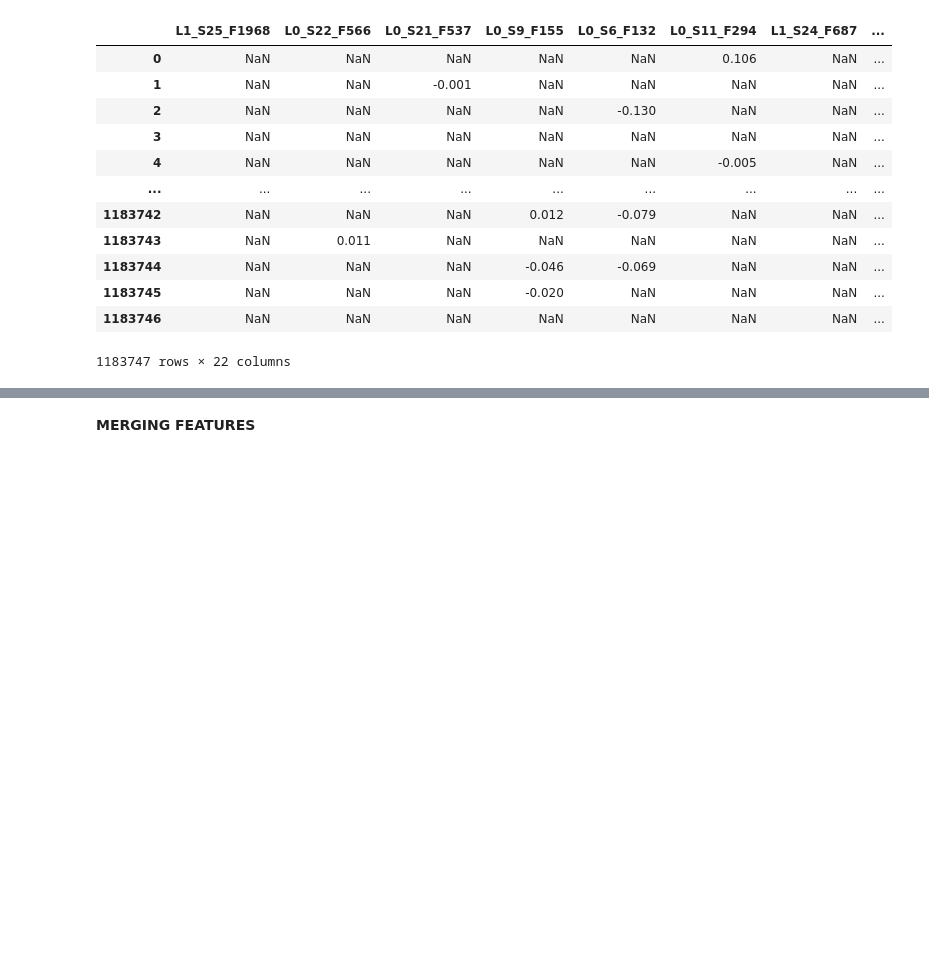
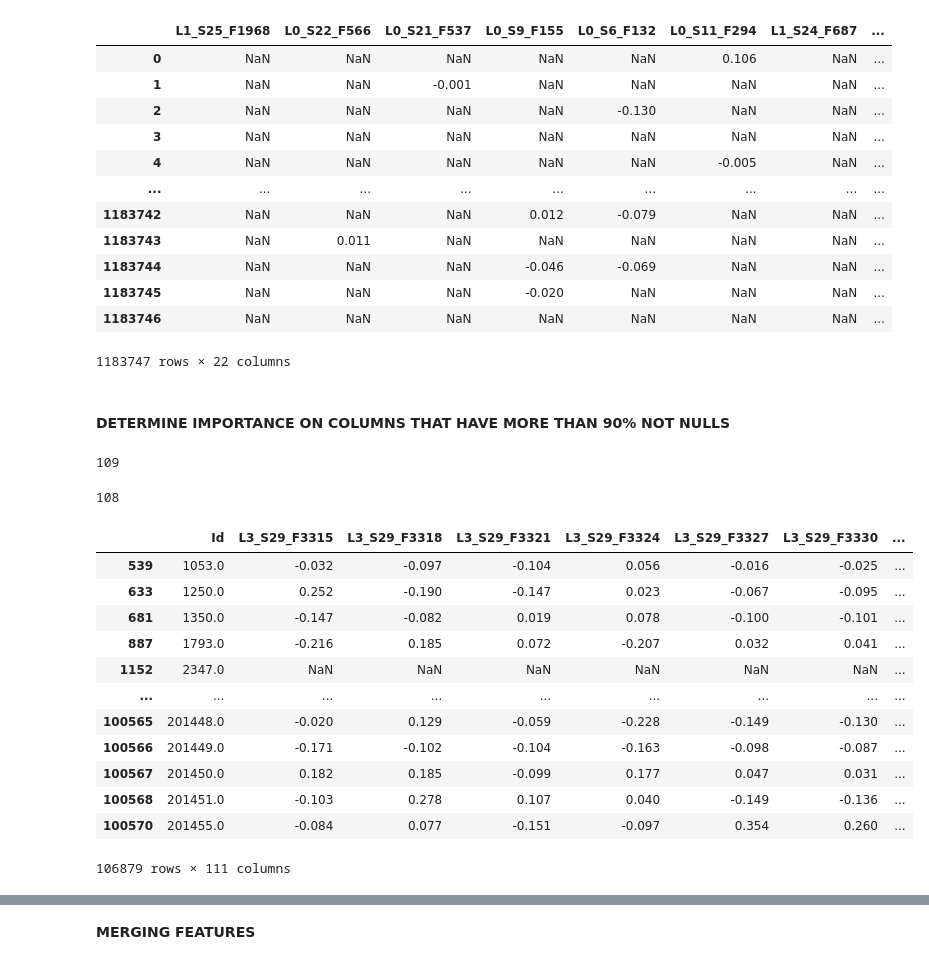
Before and after one commit to DraganaNikolova/AnomalyDetection, a Jupyter notebook: Preprocessing.ipynb, the cells around one changed output, grey strips where cells are left out. Cells and saved outputs as stored; diff of their text form; code cells hidden in the pictures; blank space fills up the shorter version.

```diff
--- a/Preprocessing.ipynb
+++ b/Preprocessing.ipynb
@@ -946,3 +946,51 @@ df = df.rename(columns={"0": "categorical_0", "1": "categorical_1", "2": "catego
 # %%
 df.columns = df.columns.astype(str)
 df.to_pickle("features_v2.pkl")
+# %% [markdown]
+#### DETERMINE IMPORTANCE ON COLUMNS THAT HAVE MORE THAN 90% NOT NULLS
+# %%
+import pandas as pd
+# columns without the columns containing 99% nulls and which not nulls don't have response 1 (defects)
+train_numerical = pd.read_pickle("train_numerical_processed.pkl")
+# Do not merge features that have more than 90%
+not_null = []
+for column in train_numerical.columns:
+    if train_numerical[column].notnull().sum() > 1065372:
+        not_null.append(column)
+print(len(not_null))
+
+train_numerical_defect = train_numerical[train_numerical['Response']==1]
+train_numerical_non_defect = train_numerical[train_numerical['Response']==0][0:100000]
+train_numerical = pd.concat([train_numerical_defect, train_numerical_non_defect])
+# %% [output]
+109
+# %%
+import numpy as np
+valid = []
+for column in train_numerical[not_null].columns:
+    values = [0, 0.0, None, np.nan]
+    if len(train_numerical[not_null][train_numerical[not_null][column].isin(values)]) > 0:
+        valid.append(column)
+len(valid)
+# %% [output]
+108
+# %%
+not_null.append('Id')
+not_null.append('Response')
+train_numerical = train_numerical[not_null]
+# %%
+train_numerical
+# %% [output]
+|  | Id | L3_S29_F3315 | L3_S29_F3318 | L3_S29_F3321 | L3_S29_F3324 | L3_S29_F3327 | L3_S29_F3330 | ... |
+| 539 | 1053.0 | -0.032 | -0.097 | -0.104 | 0.056 | -0.016 | -0.025 | ... |
+| 633 | 1250.0 | 0.252 | -0.190 | -0.147 | 0.023 | -0.067 | -0.095 | ... |
+| 681 | 1350.0 | -0.147 | -0.082 | 0.019 | 0.078 | -0.100 | -0.101 | ... |
+| 887 | 1793.0 | -0.216 | 0.185 | 0.072 | -0.207 | 0.032 | 0.041 | ... |
+| 1152 | 2347.0 | NaN | NaN | NaN | NaN | NaN | NaN | ... |
+| ... | ... | ... | ... | ... | ... | ... | ... | ... |
+| 100565 | 201448.0 | -0.020 | 0.129 | -0.059 | -0.228 | -0.149 | -0.130 | ... |
+| 100566 | 201449.0 | -0.171 | -0.102 | -0.104 | -0.163 | -0.098 | -0.087 | ... |
+| 100567 | 201450.0 | 0.182 | 0.185 | -0.099 | 0.177 | 0.047 | 0.031 | ... |
+| 100568 | 201451.0 | -0.103 | 0.278 | 0.107 | 0.040 | -0.149 | -0.136 | ... |
+| 100570 | 201455.0 | -0.084 | 0.077 | -0.151 | -0.097 | 0.354 | 0.260 | ... |
+106879 rows × 111 columns
```
Also changed, not shown: parts of 13 cells of this notebook.
